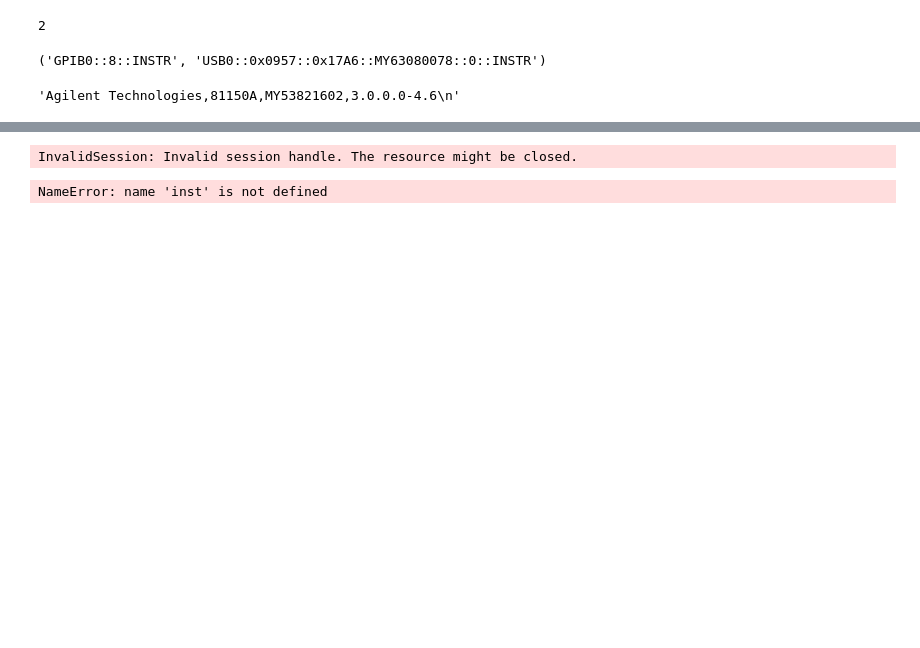
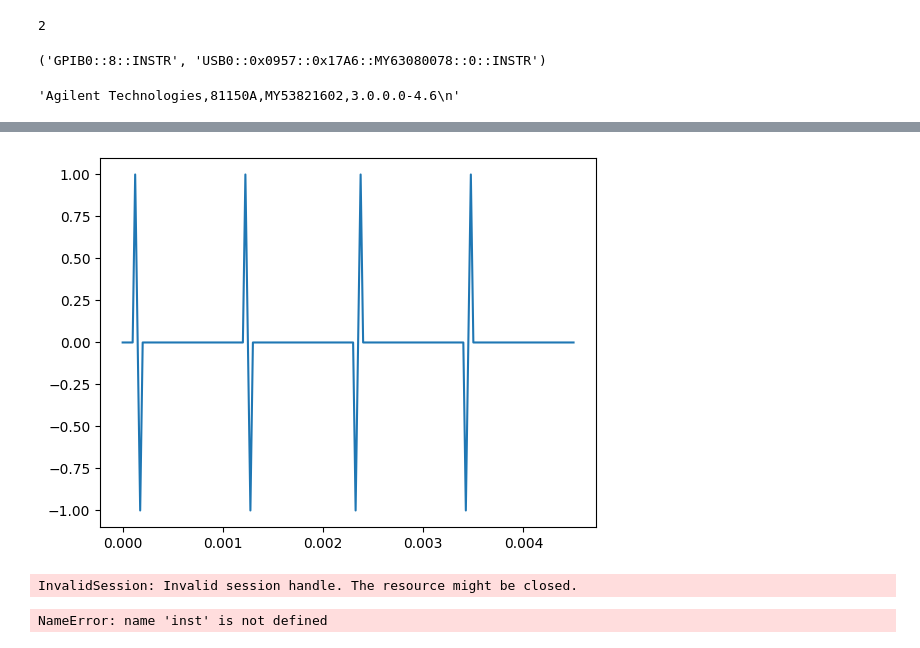
Before and after one commit to ElPsyKurisu/FE, a Jupyter notebook: wavegen.ipynb, the cells around one changed output, grey strips where cells are left out. Drawn from its saved outputs; the diff is of its cells as text; code cells hidden in the pictures; blank space fills up the shorter version.

```diff
--- a/wavegen.ipynb
+++ b/wavegen.ipynb
@@ -17,0 +22,7 @@ keysight81150a.idn(wavegen)
+# %%
+q_time_arr, time_array, waveform_freq, interp_time_arr, interp_voltage_array = pv_hysteresis_wf('0.0001', '10', '0.001', '1')
+#keysight81150a.create_arbitrary_waveform(wavegen, interp_voltage_array, 'PV')
+voltage_array = [0,0,1,-1,0,0,1,-1,0,0,-1,1,0,0,-1,1,0,0]
+temp = interpolate.interp1d(time_array, voltage_array)
+interp_voltage_array = temp(interp_time_arr)
+keysight81150a.create_arb_wf(wavegen, interp_voltage_array)
@@ -17,0 +45,5 @@ keysight81150a.idn(wavegen)
+# %%
+plt.plot(time_array, voltage_array)
+plt.show()
+# %% [output]
+[figure, added]
```
Also changed, not shown: parts of 10 cells of this notebook, 5 other files.
